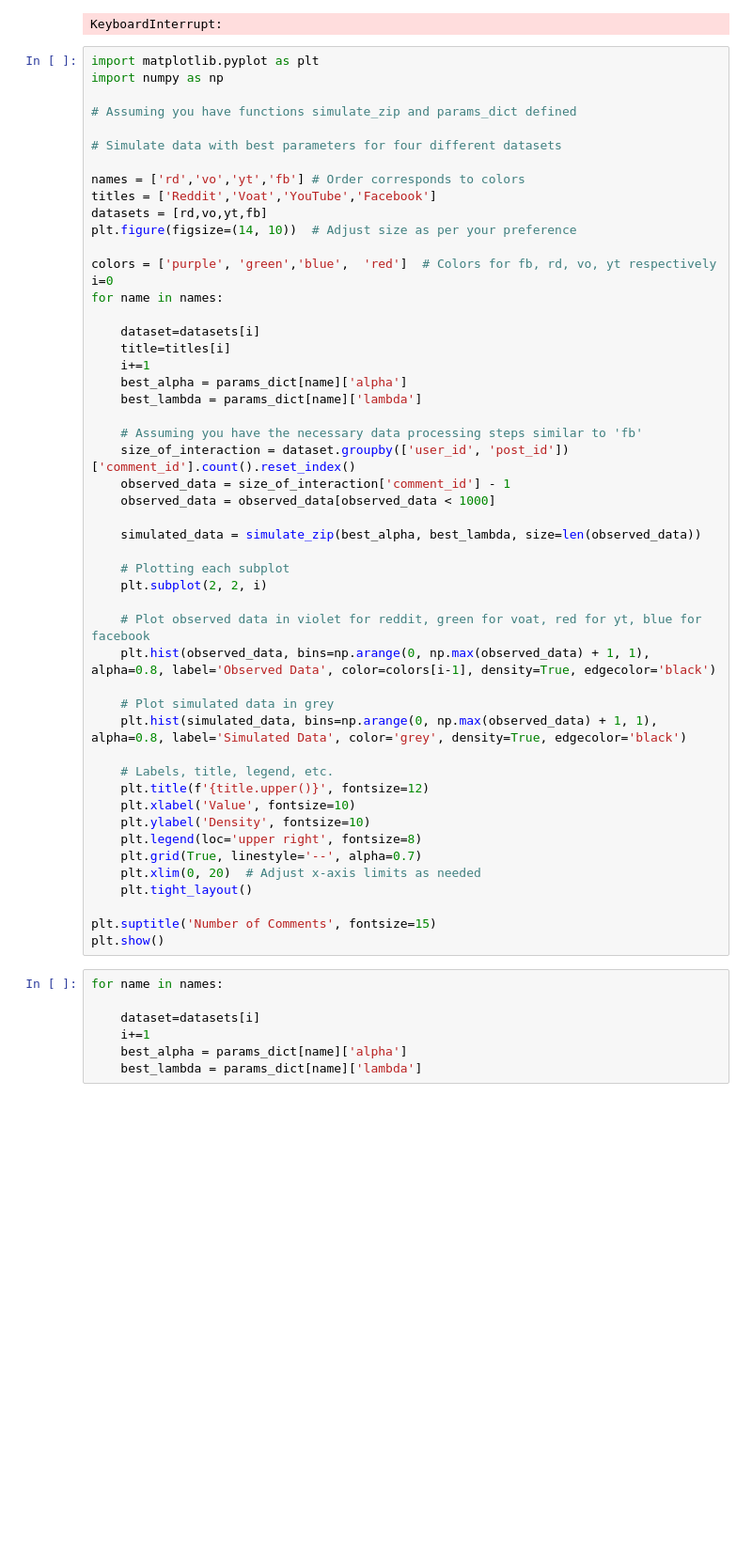
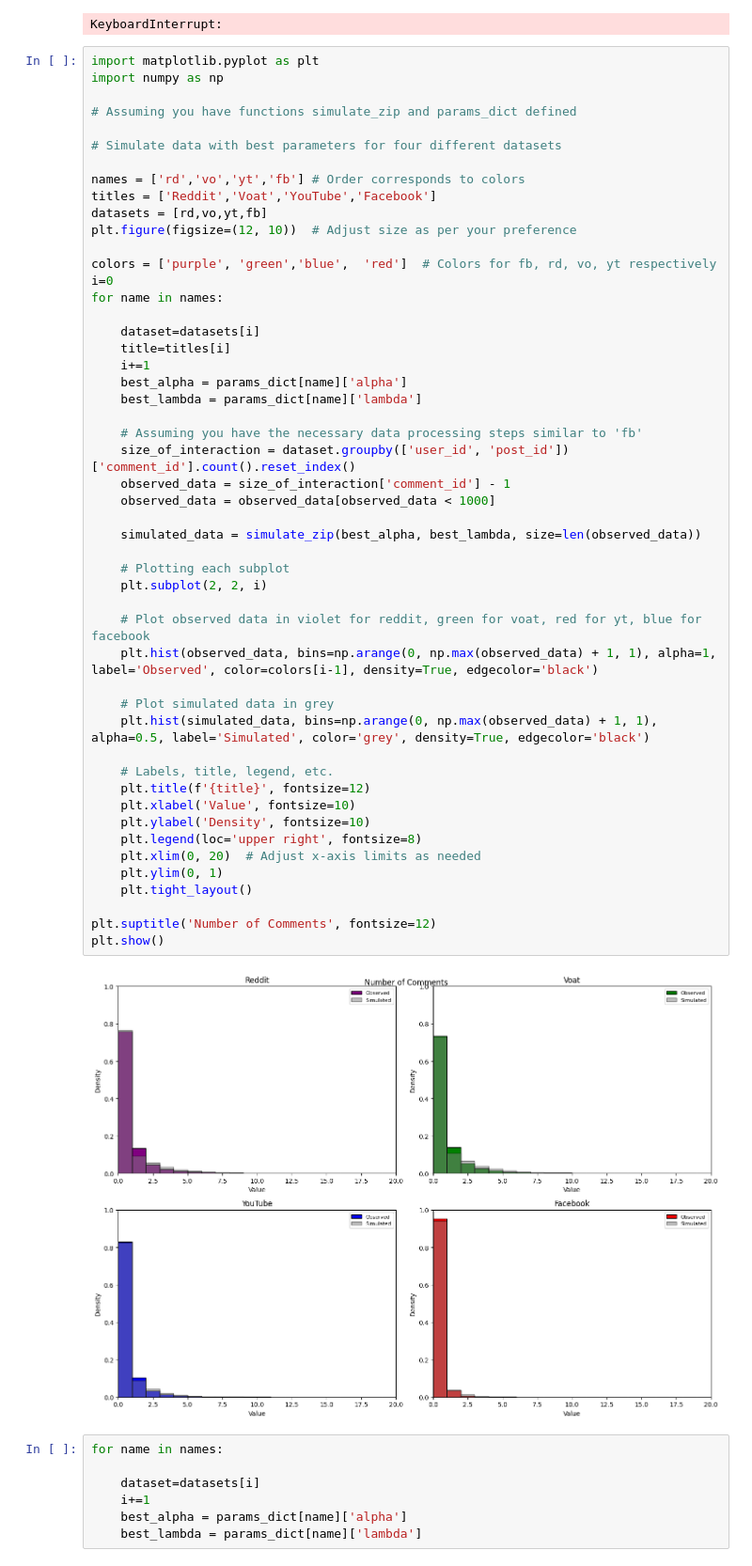
Before and after one commit to jacoponudo/Conversation_dynamics, a Jupyter notebook: src/SYN/search_parameters.ipynb, the cells around one changed output. Shown at 94% size. Cells and saved outputs as stored; diff of their text form; blank space fills up the shorter version.

```diff
--- a/src/SYN/search_parameters.ipynb
+++ b/src/SYN/search_parameters.ipynb
@@ -914,45 +914,47 @@ import numpy as np
 names = ['rd','vo','yt','fb'] # Order corresponds to colors
 titles = ['Reddit','Voat','YouTube','Facebook']
 datasets = [rd,vo,yt,fb]
-plt.figure(figsize=(14, 10))  # Adjust size as per your preference
+plt.figure(figsize=(12, 10))  # Adjust size as per your preference
 
 colors = ['purple', 'green','blue',  'red']  # Colors for fb, rd, vo, yt respectively
 i=0
 for name in names:
 
     dataset=datasets[i]
     title=titles[i]
     i+=1
     best_alpha = params_dict[name]['alpha']
     best_lambda = params_dict[name]['lambda']
 
     # Assuming you have the necessary data processing steps similar to 'fb'
     size_of_interaction = dataset.groupby(['user_id', 'post_id'])['comment_id'].count().reset_index()
     observed_data = size_of_interaction['comment_id'] - 1
     observed_data = observed_data[observed_data < 1000]
 
     simulated_data = simulate_zip(best_alpha, best_lambda, size=len(observed_data))
 
     # Plotting each subplot
     plt.subplot(2, 2, i)
 
     # Plot observed data in violet for reddit, green for voat, red for yt, blue for facebook
-    plt.hist(observed_data, bins=np.arange(0, np.max(observed_data) + 1, 1), alpha=0.8, label='Observed Data', color=colors[i-1], density=True, edgecolor='black')
+    plt.hist(observed_data, bins=np.arange(0, np.max(observed_data) + 1, 1), alpha=1, label='Observed', color=colors[i-1], density=True, edgecolor='black')
 
     # Plot simulated data in grey
-    plt.hist(simulated_data, bins=np.arange(0, np.max(observed_data) + 1, 1), alpha=0.8, label='Simulated Data', color='grey', density=True, edgecolor='black')
+    plt.hist(simulated_data, bins=np.arange(0, np.max(observed_data) + 1, 1), alpha=0.5, label='Simulated', color='grey', density=True, edgecolor='black')
 
     # Labels, title, legend, etc.
-    plt.title(f'{title.upper()}', fontsize=12)
+    plt.title(f'{title}', fontsize=12)
     plt.xlabel('Value', fontsize=10)
     plt.ylabel('Density', fontsize=10)
     plt.legend(loc='upper right', fontsize=8)
-    plt.grid(True, linestyle='--', alpha=0.7)
     plt.xlim(0, 20)  # Adjust x-axis limits as needed
+    plt.ylim(0, 1)
     plt.tight_layout()
 
-plt.suptitle('Number of Comments', fontsize=15)
+plt.suptitle('Number of Comments', fontsize=12)
 plt.show()
+# %% [output]
+[figure, added]
 # %%
 for name in names:
 
```
Also changed, not shown: parts of 3 cells of this notebook.
